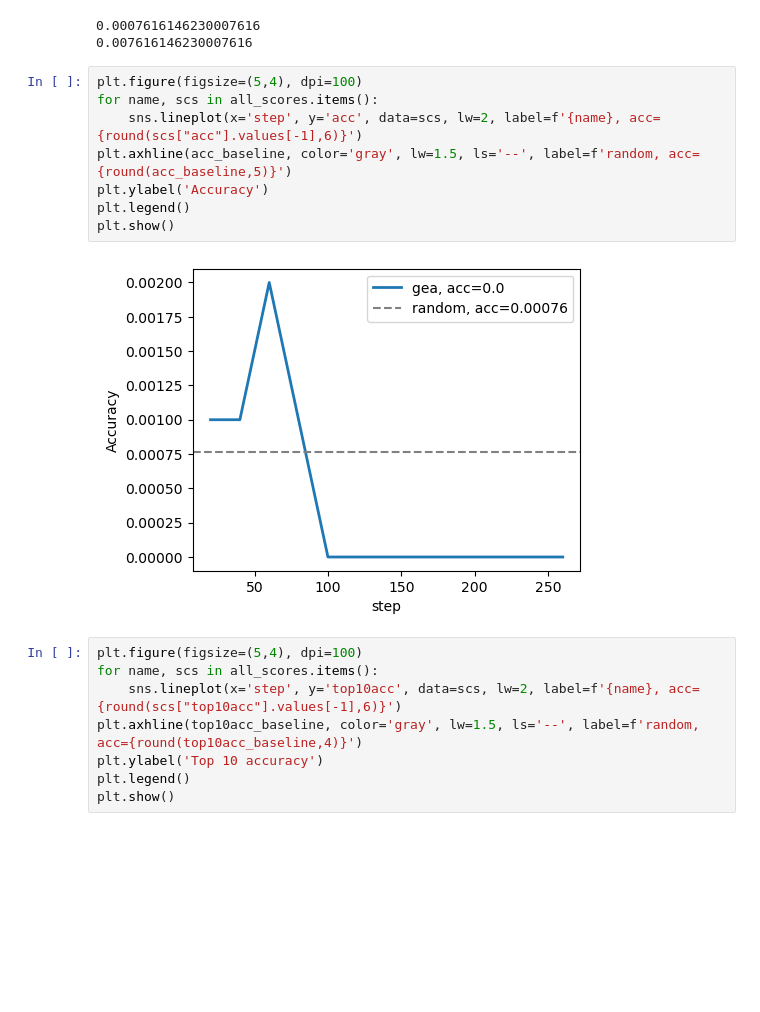
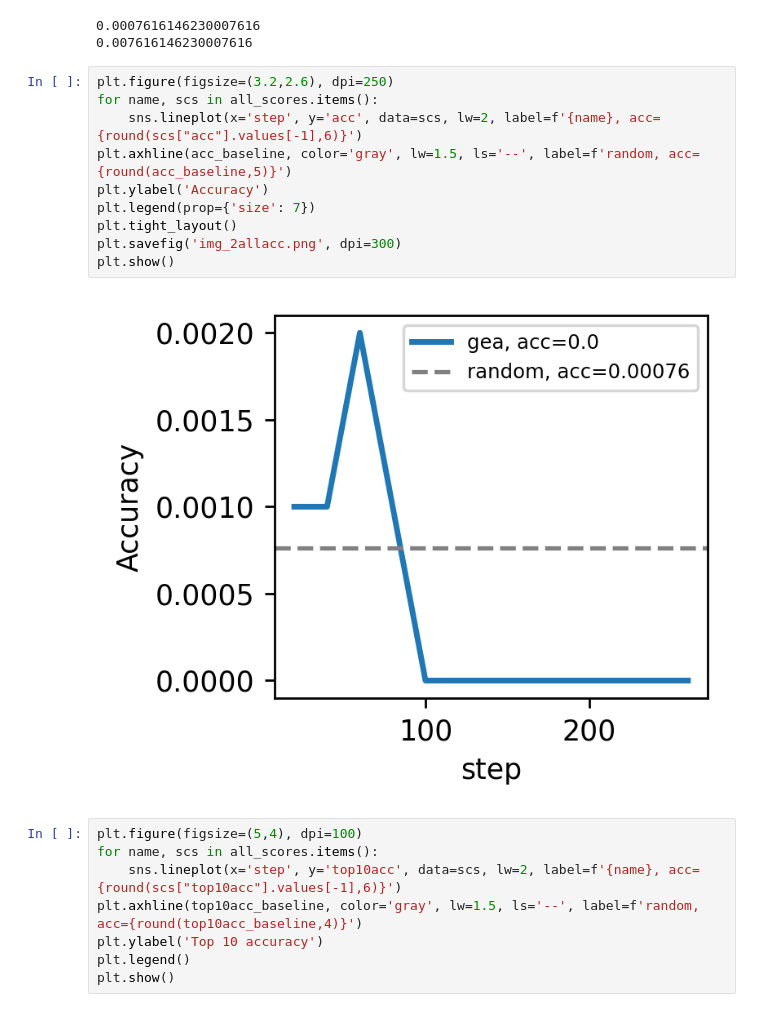
Before and after one commit to joely-nelson/GEA-CSE-599, a Jupyter notebook: transformers/analysis/3_alldata.ipynb, the cells around one changed output. Drawn from its saved outputs; the diff is of its cells as text; blank space fills up the shorter version.

```diff
--- a/transformers/analysis/3_alldata.ipynb
+++ b/transformers/analysis/3_alldata.ipynb
@@ -60,15 +60,17 @@ print(top10acc_baseline)
 0.0007616146230007616
 0.007616146230007616
 # %%
-plt.figure(figsize=(5,4), dpi=100)
+plt.figure(figsize=(3.2,2.6), dpi=250)
 for name, scs in all_scores.items():
     sns.lineplot(x='step', y='acc', data=scs, lw=2, label=f'{name}, acc={round(scs["acc"].values[-1],6)}')
 plt.axhline(acc_baseline, color='gray', lw=1.5, ls='--', label=f'random, acc={round(acc_baseline,5)}')
 plt.ylabel('Accuracy')
-plt.legend()
+plt.legend(prop={'size': 7})
+plt.tight_layout()
+plt.savefig('img_2allacc.png', dpi=300)
 plt.show()
 # %% [output]
-[figure, old version]
+[figure, new version]
 # %%
 plt.figure(figsize=(5,4), dpi=100)
 for name, scs in all_scores.items():
```
Also changed, not shown: parts of 3 cells of this notebook, 42 other files.
